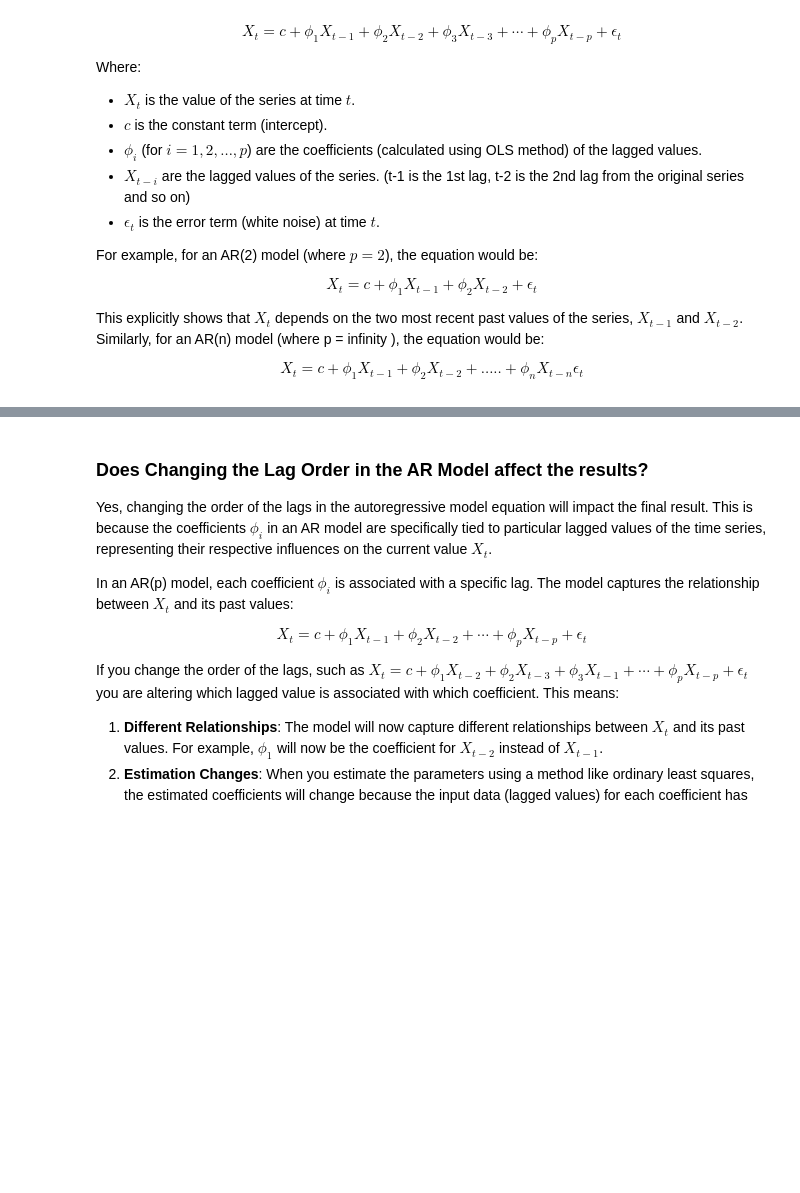
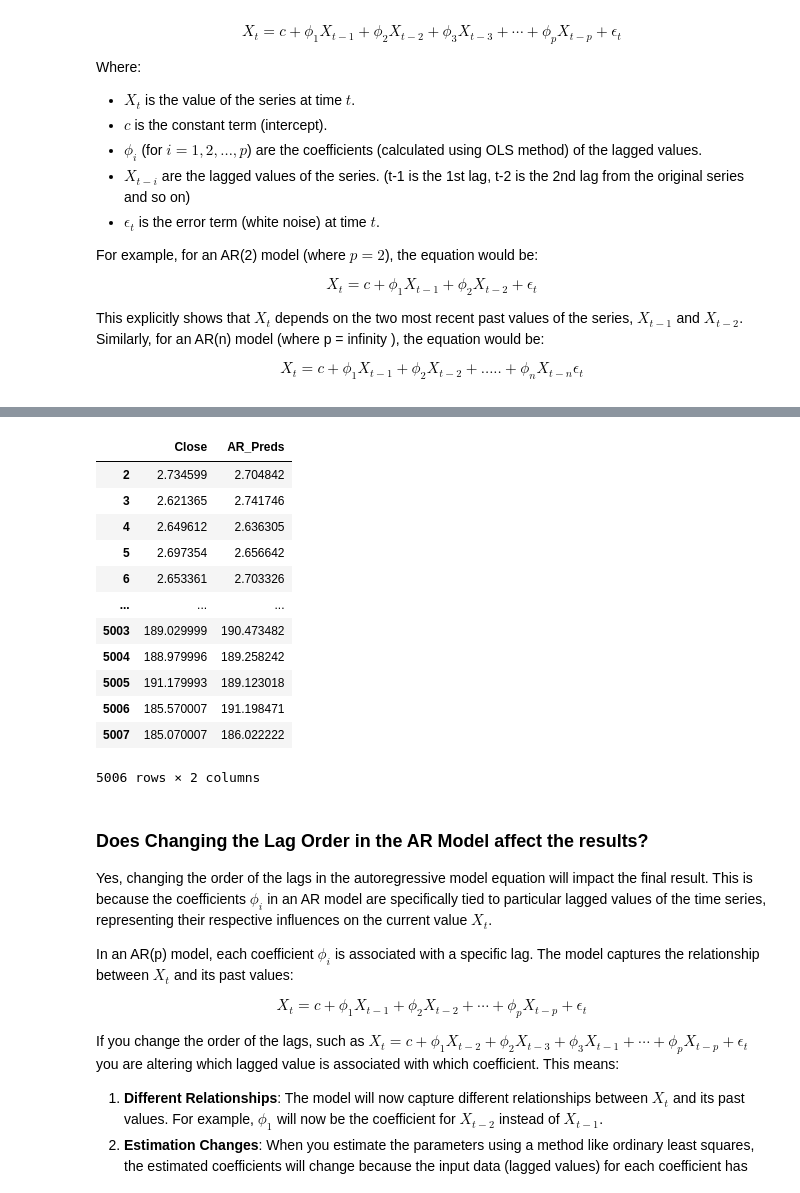
Before and after one commit to dakshbhatnagar/projects, a Jupyter notebook: arima/arima.ipynb, the cells around one changed output, grey strips where cells are left out. Drawn from its saved outputs; the diff is of its cells as text; code cells hidden in the pictures; blank space fills up the shorter version.

```diff
--- a/arima/arima.ipynb
+++ b/arima/arima.ipynb
@@ -294,3 +388,20 @@ So the values here 0.94590329, 0.0548866 are the coefficient of lags (2 here) wh
+# %%
+#printing the values as well to see how accurate we are with the Autoregressive Model , lags = 2
+df[['Close','AR_Preds']]
+# %% [output]
+|  | Close | AR_Preds |
+| 2 | 2.734599 | 2.704842 |
+| 3 | 2.621365 | 2.741746 |
+| 4 | 2.649612 | 2.636305 |
+| 5 | 2.697354 | 2.656642 |
+| 6 | 2.653361 | 2.703326 |
+| ... | ... | ... |
+| 5003 | 189.029999 | 190.473482 |
+| 5004 | 188.979996 | 189.258242 |
+| 5005 | 191.179993 | 189.123018 |
+| 5006 | 185.570007 | 191.198471 |
+| 5007 | 185.070007 | 186.022222 |
+5006 rows × 2 columns
 # %% [markdown]
 ### Does Changing the Lag Order in the AR Model affect the results?
 
```
Also changed, not shown: parts of 32 cells of this notebook.
